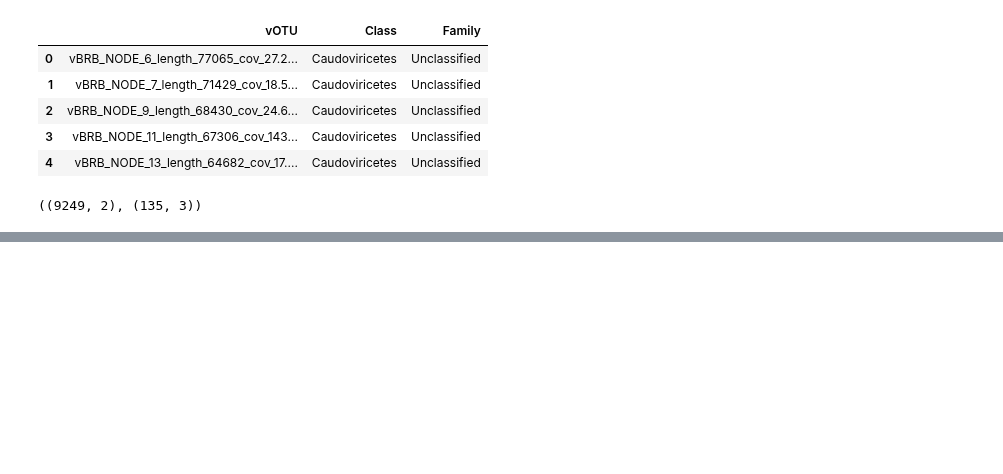
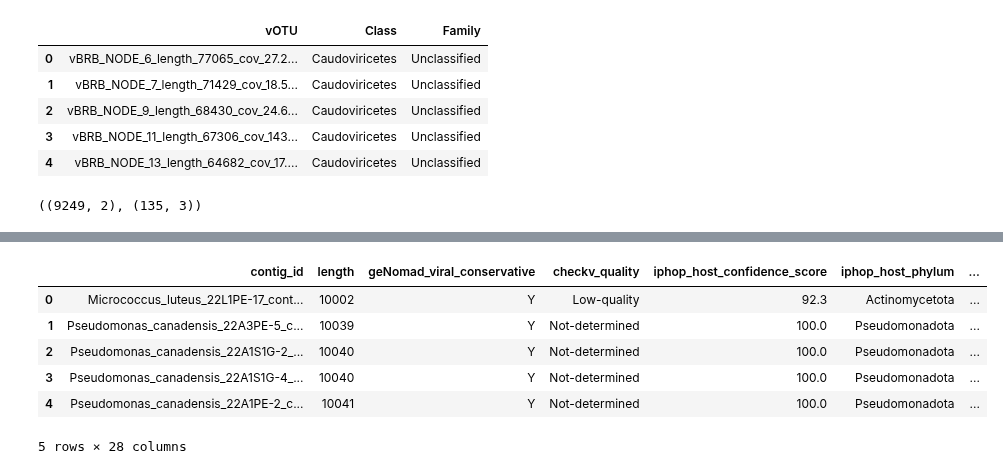
Before and after one commit to spicadust/llm-matrix, a Jupyter notebook: notebooks/dataset.ipynb, the cells around one changed output, grey strips where cells are left out. Cells and saved outputs as stored; diff of their text form; code cells hidden in the pictures; blank space fills up the shorter version.

```diff
--- a/notebooks/dataset.ipynb
+++ b/notebooks/dataset.ipynb
@@ -432,0 +581,12 @@ metadata_matrix_class.shape, metadata_matrix_family.shape
+# %%
+strain_metadata = pd.read_csv("../dataset/strain_metadata.tsv", sep="\t")
+# %%
+strain_metadata.head()
+# %% [output]
+|  | contig_id | length | geNomad_viral_conservative | checkv_quality | iphop_host_confidence_score | iphop_host_phylum | ... |
+| 0 | Micrococcus_luteus_22L1PE-17_cont... | 10002 | Y | Low-quality | 92.3 | Actinomycetota | ... |
+| 1 | Pseudomonas_canadensis_22A3PE-5_c... | 10039 | Y | Not-determined | 100.0 | Pseudomonadota | ... |
+| 2 | Pseudomonas_canadensis_22A1S1G-2_... | 10040 | Y | Not-determined | 100.0 | Pseudomonadota | ... |
+| 3 | Pseudomonas_canadensis_22A1S1G-4_... | 10040 | Y | Not-determined | 100.0 | Pseudomonadota | ... |
+| 4 | Pseudomonas_canadensis_22A1PE-2_c... | 10041 | Y | Not-determined | 100.0 | Pseudomonadota | ... |
+5 rows × 28 columns
```
Also changed, not shown: parts of 34 cells of this notebook, 1 other file.
